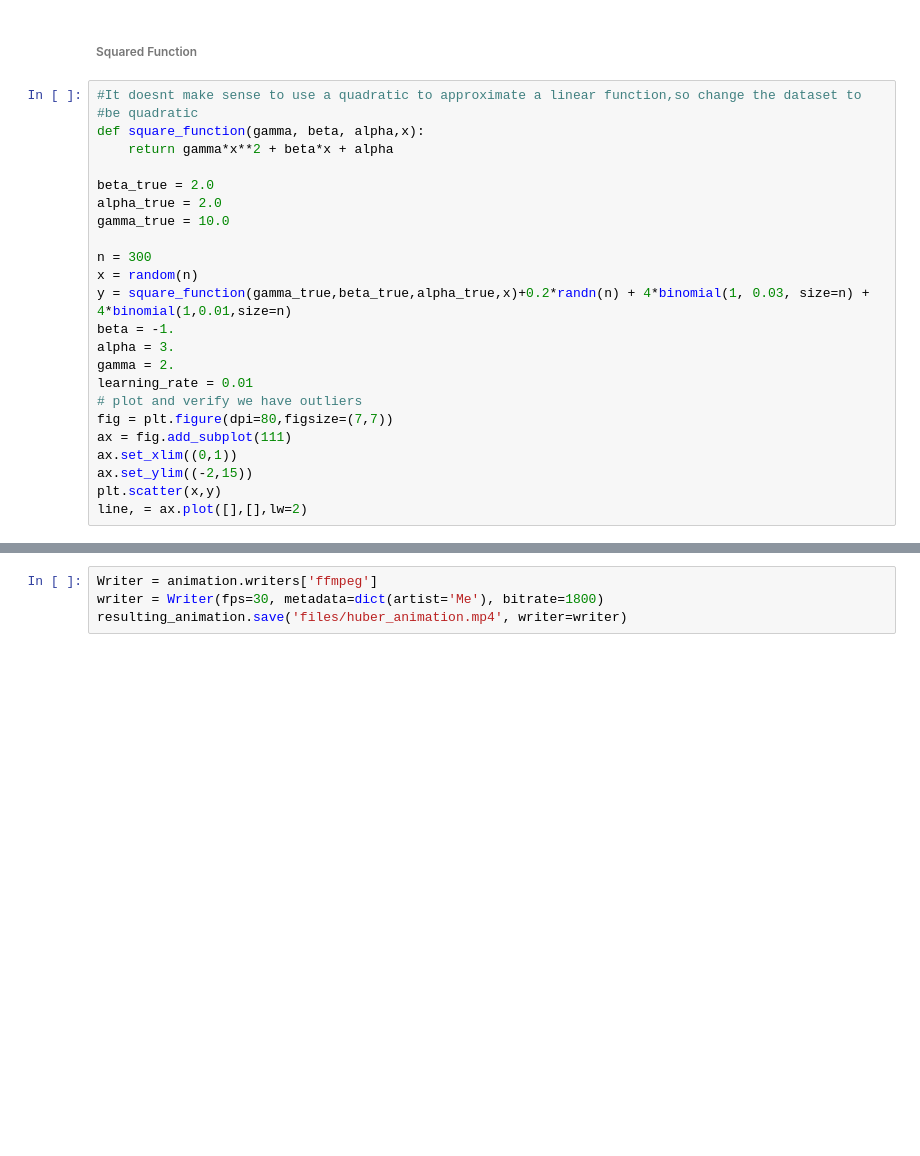
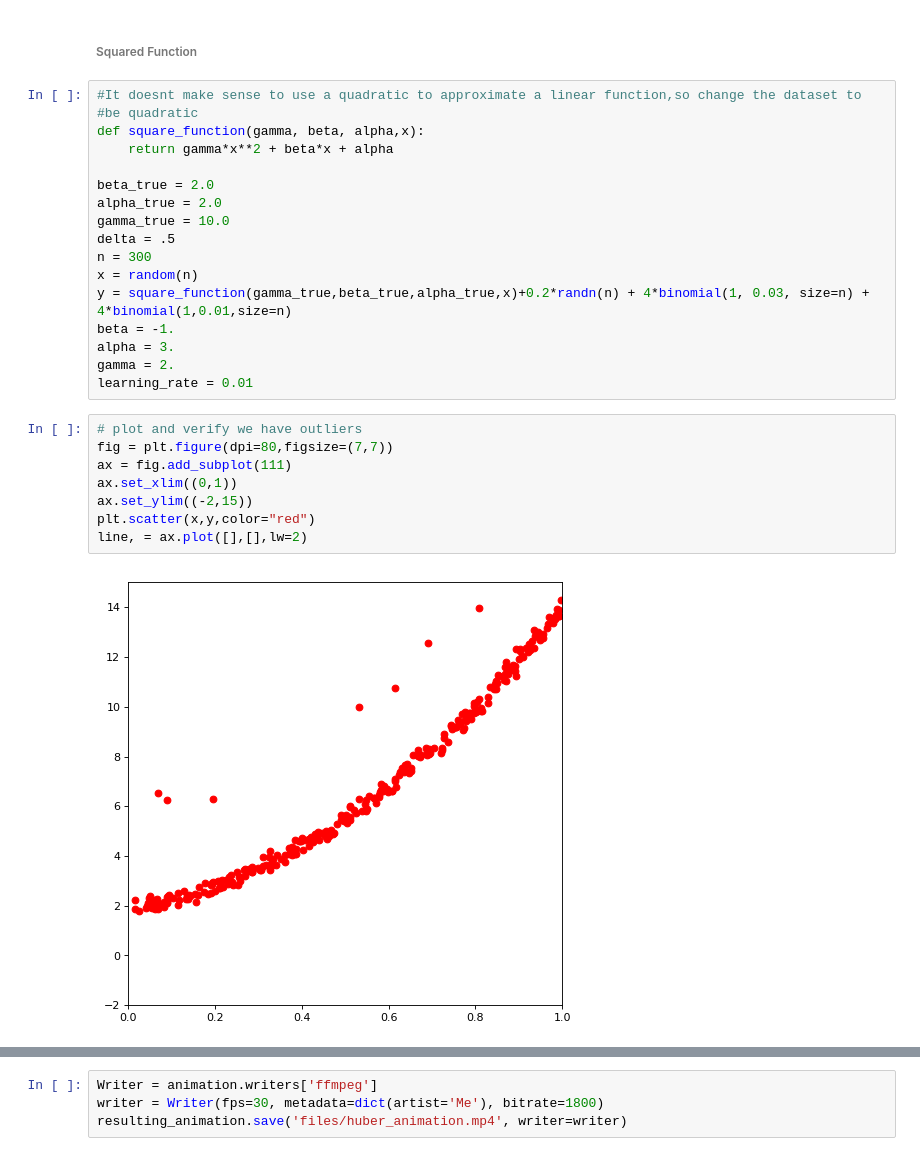
Before and after one commit to dougc333/TDS, a Jupyter notebook: hw/huber.ipynb, the cells around one changed output, grey strips where cells are left out. Saved outputs shown, nothing was run; the diff lists cells and outputs as text; blank space fills up the shorter version.

```diff
--- a/hw/huber.ipynb
+++ b/hw/huber.ipynb
@@ -30,7 +33,7 @@ def square_function(gamma, beta, alpha,x):
 beta_true = 2.0
 alpha_true = 2.0
 gamma_true = 10.0
-
+delta = .5
 n = 300
 x = random(n)
 y = square_function(gamma_true,beta_true,alpha_true,x)+0.2*randn(n) + 4*binomial(1, 0.03, size=n) + 4*binomial(1,0.01,size=n)
@@ -38,10 +41,13 @@ beta = -1.
 alpha = 3.
 gamma = 2.
 learning_rate = 0.01
-# plot and verify we have outliers
-fig = plt.figure(dpi=80,figsize=(7,7))
-ax = fig.add_subplot(111)
-ax.set_xlim((0,1))
-ax.set_ylim((-2,15))
-plt.scatter(x,y)
-line, = ax.plot([],[],lw=2)
+# %%
+# plot and verify we have outliers
+fig = plt.figure(dpi=80,figsize=(7,7))
+ax = fig.add_subplot(111)
+ax.set_xlim((0,1))
+ax.set_ylim((-2,15))
+plt.scatter(x,y,color="red")
+line, = ax.plot([],[],lw=2)
+# %% [output]
+[figure, added]
```
Also changed, not shown: parts of 9 cells of this notebook.
